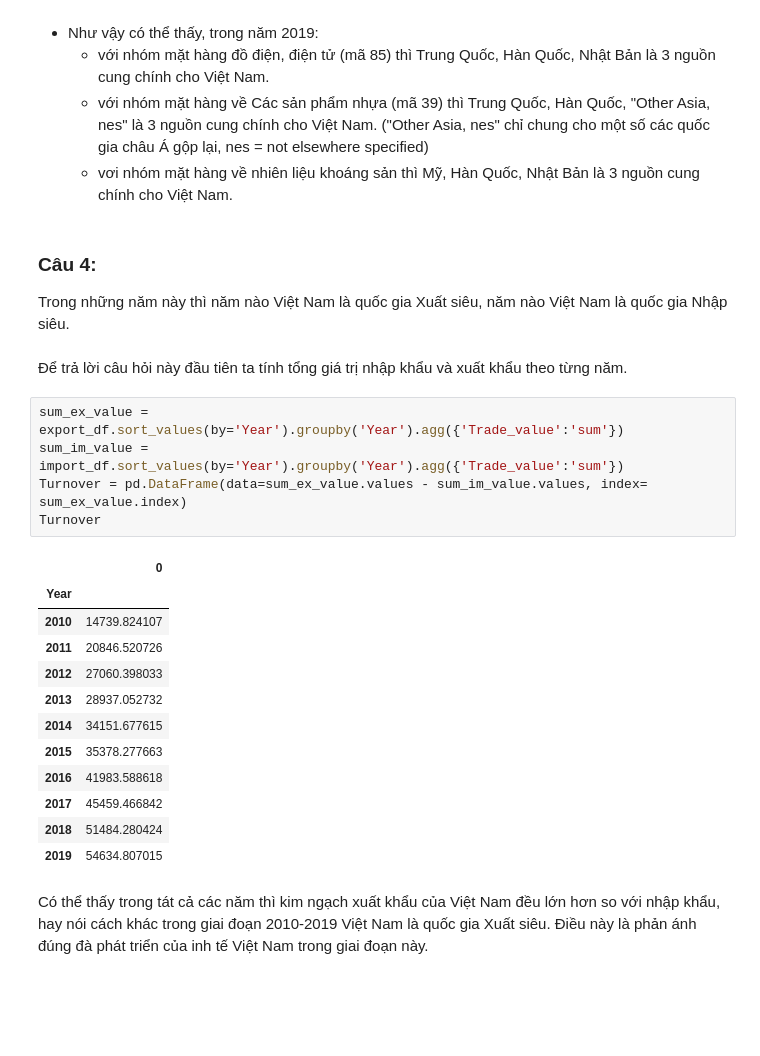
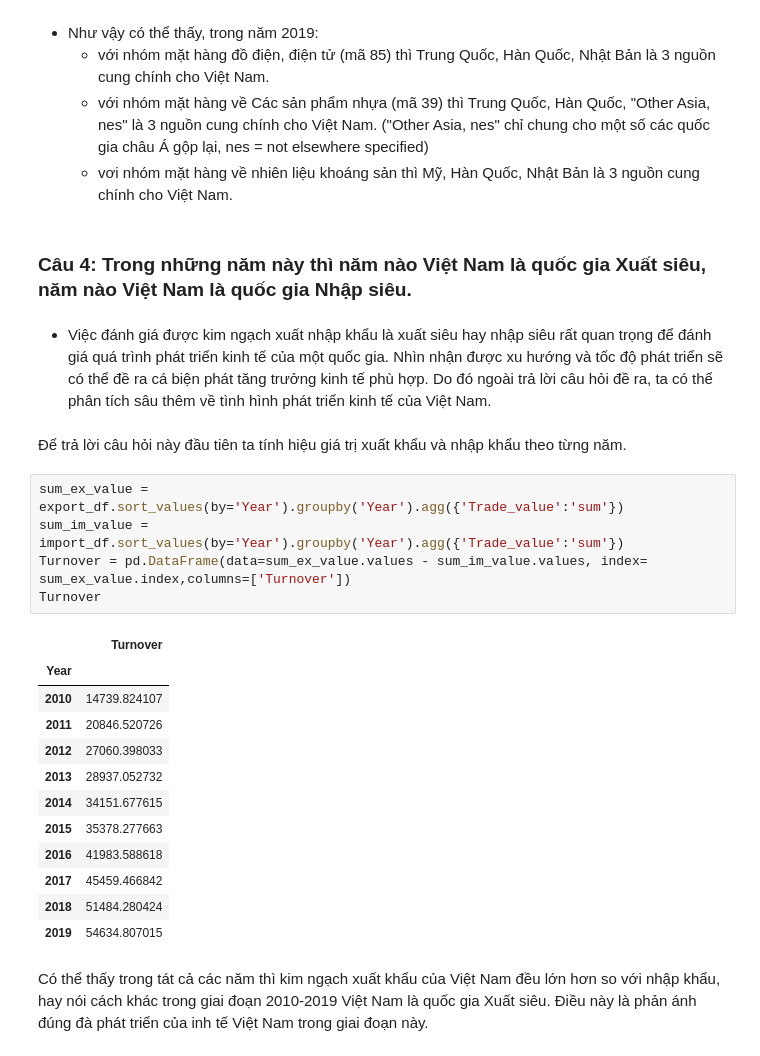
Before and after one commit to quangkhanh77/LTKHDL, a Jupyter notebook: 1712521-DuongHoangQuangKhanh.ipynb, the cells around one changed output. Drawn from its saved outputs; the diff is of its cells as text; blank space fills up the shorter version.

```diff
--- a/1712521-DuongHoangQuangKhanh.ipynb
+++ b/1712521-DuongHoangQuangKhanh.ipynb
@@ -487,17 +495,18 @@ dtype: object
     + với nhóm mặt hàng về Các sản phẩm nhựa (mã 39) thì Trung Quốc, Hàn Quốc, "Other Asia, nes" là 3 nguồn cung chính cho Việt Nam. ("Other Asia, nes" chỉ chung cho một số các quốc gia châu Á gộp lại, nes = not elsewhere specified)
     + vơi nhóm mặt hàng về nhiên liệu khoáng sản thì Mỹ, Hàn Quốc, Nhật Bản là 3 nguồn cung chính cho Việt Nam.
 # %% [markdown]
-### Câu 4:
-Trong những năm này thì năm nào Việt Nam là quốc gia Xuất siêu, năm nào Việt Nam là quốc gia Nhập siêu.
+### Câu 4: Trong những năm này thì năm nào Việt Nam là quốc gia Xuất siêu, năm nào Việt Nam là quốc gia Nhập siêu.
+# %% [markdown]
+- Việc đánh giá được kim ngạch xuất nhập khẩu là xuất siêu hay nhập siêu rất quan trọng để đánh giá quá trình phát triển kinh tế của một quốc gia. Nhìn nhận được xu hướng và tốc độ phát triển sẽ có thể đề ra cá biện phát tăng trưởng kinh tế phù hợp. Do đó ngoài trả lời câu hỏi đề ra, ta có thể phân tích sâu thêm về tình hình phát triển kinh tế của Việt Nam.
 # %% [markdown]
-Để trả lời câu hỏi này đầu tiên ta tính tổng giá trị nhập khẩu và xuất khẩu theo từng năm.
+Để trả lời câu hỏi này đầu tiên ta tính hiệu giá trị xuất khẩu và nhập khẩu theo từng năm.
 # %%
 sum_ex_value = export_df.sort_values(by='Year').groupby('Year').agg({'Trade_value':'sum'})
 sum_im_value = import_df.sort_values(by='Year').groupby('Year').agg({'Trade_value':'sum'})
-Turnover = pd.DataFrame(data=sum_ex_value.values - sum_im_value.values, index= sum_ex_value.index)
+Turnover = pd.DataFrame(data=sum_ex_value.values - sum_im_value.values, index= sum_ex_value.index,columns=['Turnover'])
 Turnover
 # %% [output]
-|  | 0 |
+|  | Turnover |
 | Year |  |
 | 2010 | 14739.824107 |
 | 2011 | 20846.520726 |
```
Also changed, not shown: parts of 15 cells of this notebook.
